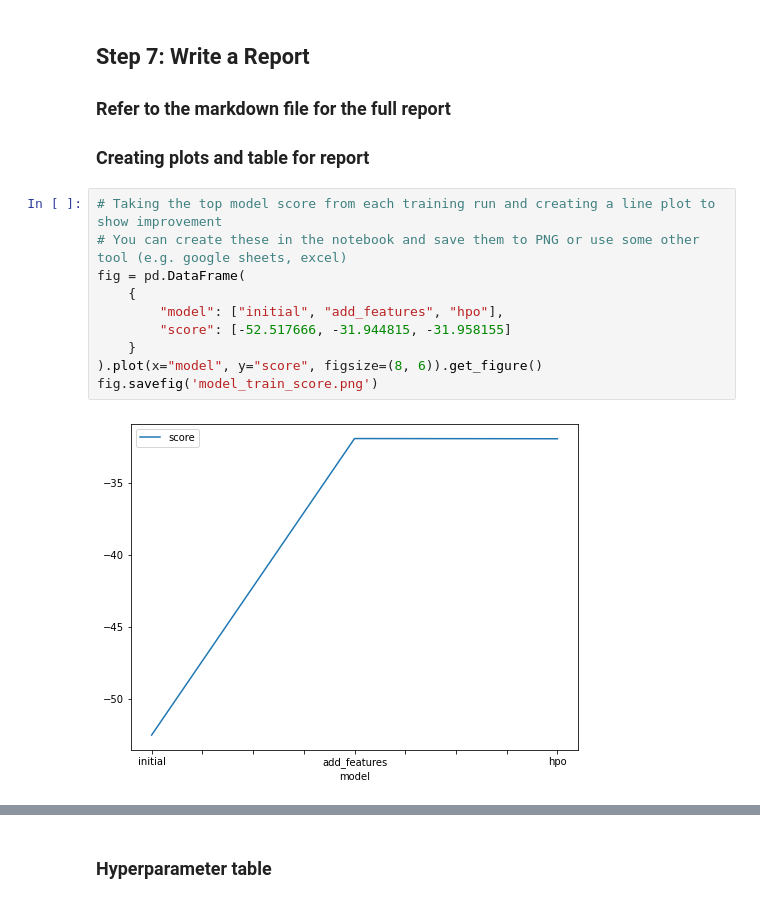
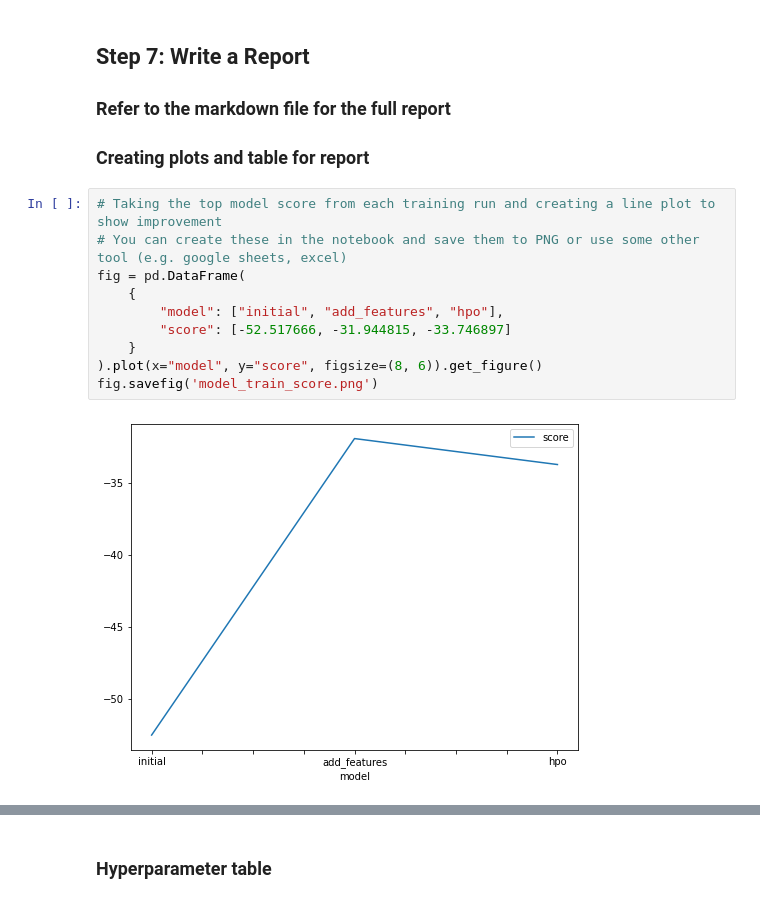
Before and after one commit to elsheikhams/udacity_aws_mle_prj-1, a Jupyter notebook: project-template.ipynb, the cells around one changed output, grey strips where cells are left out. Saved outputs shown, nothing was run; the diff lists cells and outputs as text.

```diff
--- a/project-template.ipynb
+++ b/project-template.ipynb
@@ -529,15 +623,15 @@ submission_new_hpo.to_csv("submission_new_hpo.csv", index=False)
 # %%
 # Taking the top model score from each training run and creating a line plot to show improvement
 # You can create these in the notebook and save them to PNG or use some other tool (e.g. google sheets, excel)
 fig = pd.DataFrame(
     {
         "model": ["initial", "add_features", "hpo"],
-        "score": [-52.517666, -31.944815, -31.958155]
+        "score": [-52.517666, -31.944815, -33.746897]
     }
 ).plot(x="model", y="score", figsize=(8, 6)).get_figure()
 fig.savefig('model_train_score.png')
 # %% [output]
-[figure, old version]
+[figure, new version]
 # %%
 # Take the 3 kaggle scores and creating a line plot to show improvement
 fig = pd.DataFrame(
```
Also changed, not shown: parts of 7 cells of this notebook, 5 other files.
